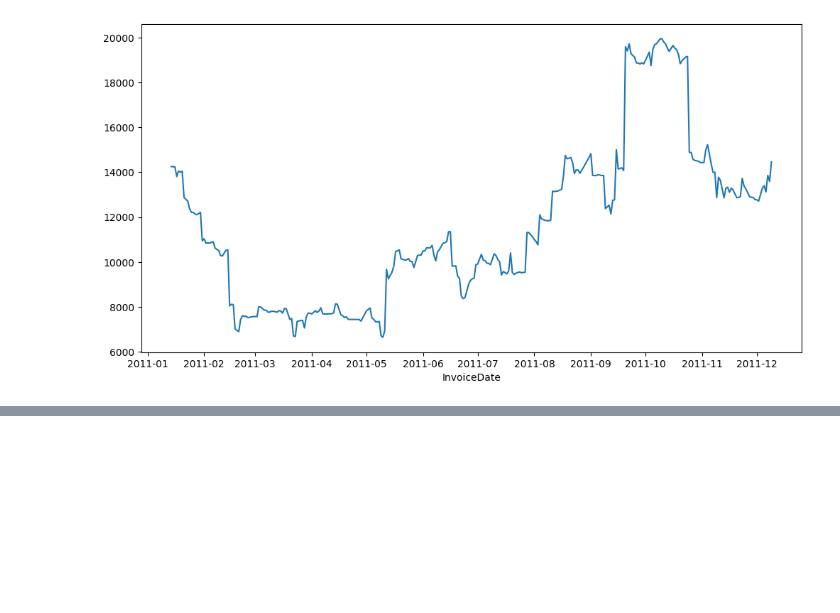
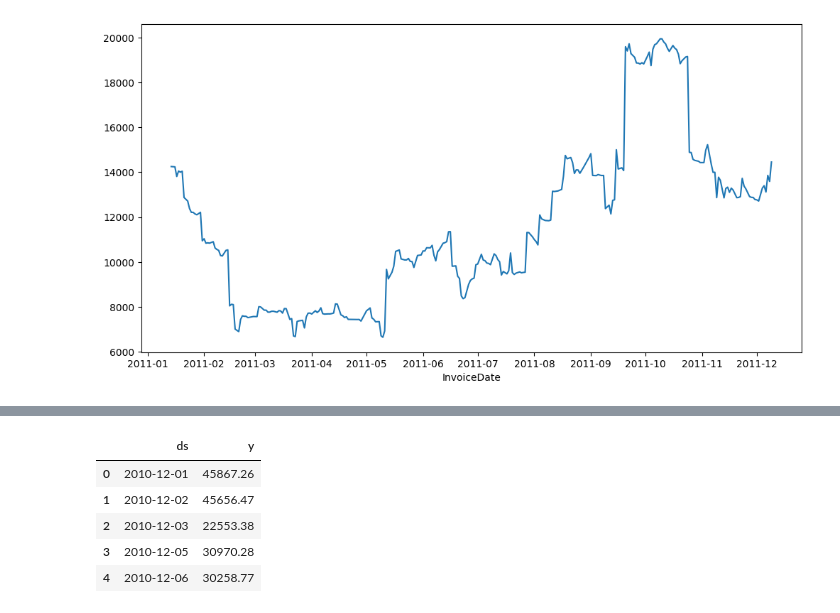
Before and after one commit to Dhrumi12/RetailPulse, a Jupyter notebook: notebooks/06_time_series_prep.ipynb, the cells around one changed output, grey strips where cells are left out. Saved outputs shown, nothing was run; the diff lists cells and outputs as text; code cells hidden in the pictures; blank space fills up the shorter version.

```diff
--- a/notebooks/06_time_series_prep.ipynb
+++ b/notebooks/06_time_series_prep.ipynb
@@ -124,0 +153,16 @@ rolling_std.plot(
+# %%
+prophet_df = daily_sales.rename(
+    columns={
+        "InvoiceDate":"ds",
+        "Revenue":"y"
+    }
+)
+
+prophet_df.head()
+# %% [output]
+|  | ds | y |
+| 0 | 2010-12-01 | 45867.26 |
+| 1 | 2010-12-02 | 45656.47 |
+| 2 | 2010-12-03 | 22553.38 |
+| 3 | 2010-12-05 | 30970.28 |
+| 4 | 2010-12-06 | 30258.77 |
```
Also changed, not shown: parts of 8 cells of this notebook, 15 other files.
